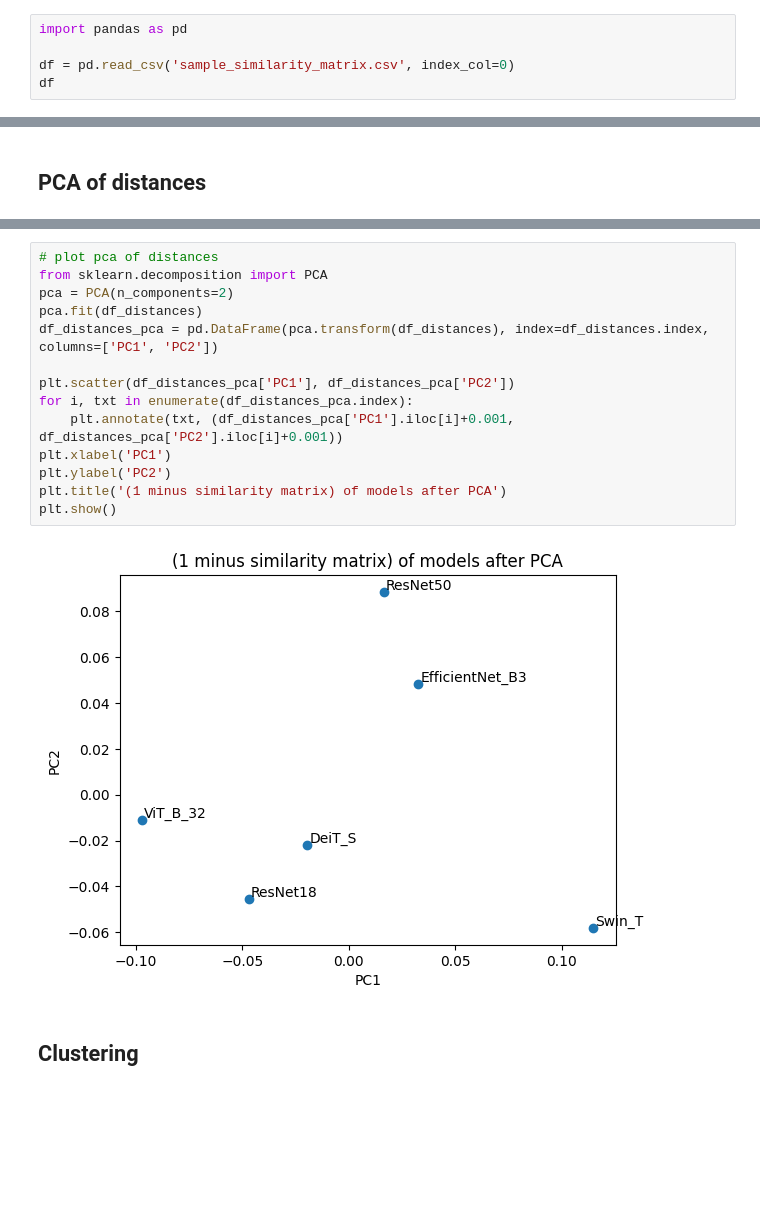
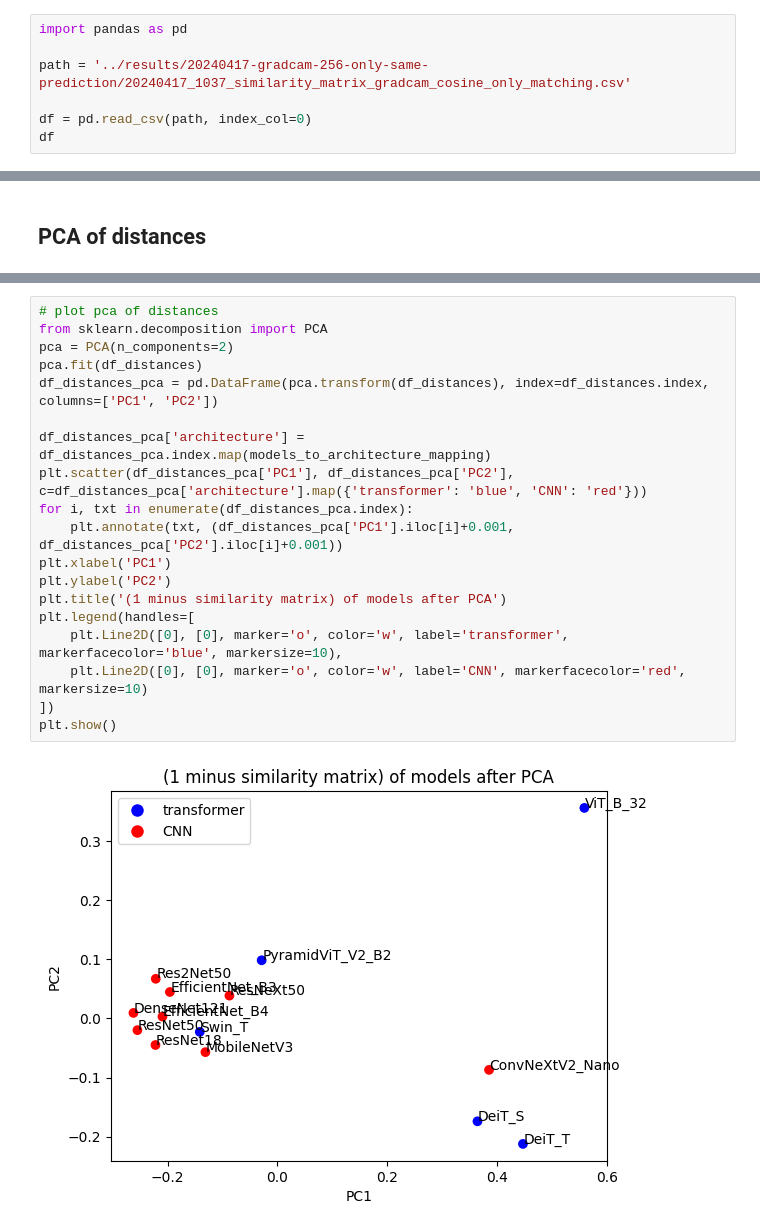
Before and after one commit to mstaczek/cnn-vs-transformers-msc-thesis, a Jupyter notebook: codes/clustering.ipynb, the cells around one changed output, grey strips where cells are left out. Cells and saved outputs as stored; diff of their text form; blank space fills up the shorter version.

Commit message:
Add colors to PCA dots

```diff
--- a/codes/clustering.ipynb
+++ b/codes/clustering.ipynb
@@ -3,6 +3,8 @@
 # %%
 import pandas as pd
 
-df = pd.read_csv('sample_similarity_matrix.csv', index_col=0)
+path = '../results/20240417-gradcam-256-only-same-prediction/20240417_1037_similarity_matrix_gradcam_cosine_only_matching.csv'
+
+df = pd.read_csv(path, index_col=0)
 df
 # %% [output]
@@ -43,18 +62,21 @@ df_distances
 # %%
 # plot pca of distances
 from sklearn.decomposition import PCA
 pca = PCA(n_components=2)
 pca.fit(df_distances)
 df_distances_pca = pd.DataFrame(pca.transform(df_distances), index=df_distances.index, columns=['PC1', 'PC2'])
 
-plt.scatter(df_distances_pca['PC1'], df_distances_pca['PC2'])
+df_distances_pca['architecture'] = df_distances_pca.index.map(models_to_architecture_mapping)
+plt.scatter(df_distances_pca['PC1'], df_distances_pca['PC2'], c=df_distances_pca['architecture'].map({'transformer': 'blue', 'CNN': 'red'}))
 for i, txt in enumerate(df_distances_pca.index):
     plt.annotate(txt, (df_distances_pca['PC1'].iloc[i]+0.001, df_distances_pca['PC2'].iloc[i]+0.001))
 plt.xlabel('PC1')
 plt.ylabel('PC2')
 plt.title('(1 minus similarity matrix) of models after PCA')
+plt.legend(handles=[
+    plt.Line2D([0], [0], marker='o', color='w', label='transformer', markerfacecolor='blue', markersize=10),
+    plt.Line2D([0], [0], marker='o', color='w', label='CNN', markerfacecolor='red', markersize=10)
+])
 plt.show()
 # %% [output]
-[figure, old version]
+[figure, new version]
-# %% [markdown]
-## Clustering
```
Also changed, not shown: parts of 6 cells of this notebook, 22 other files.
